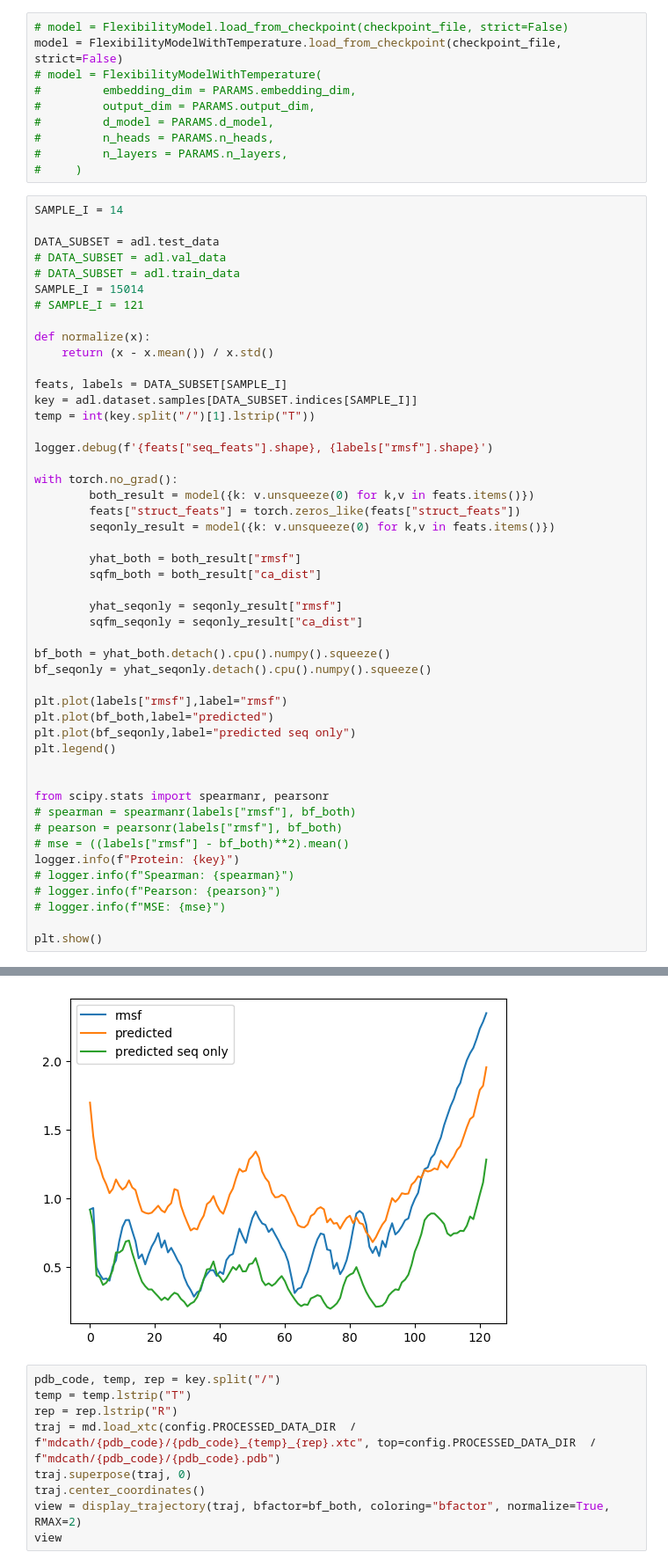
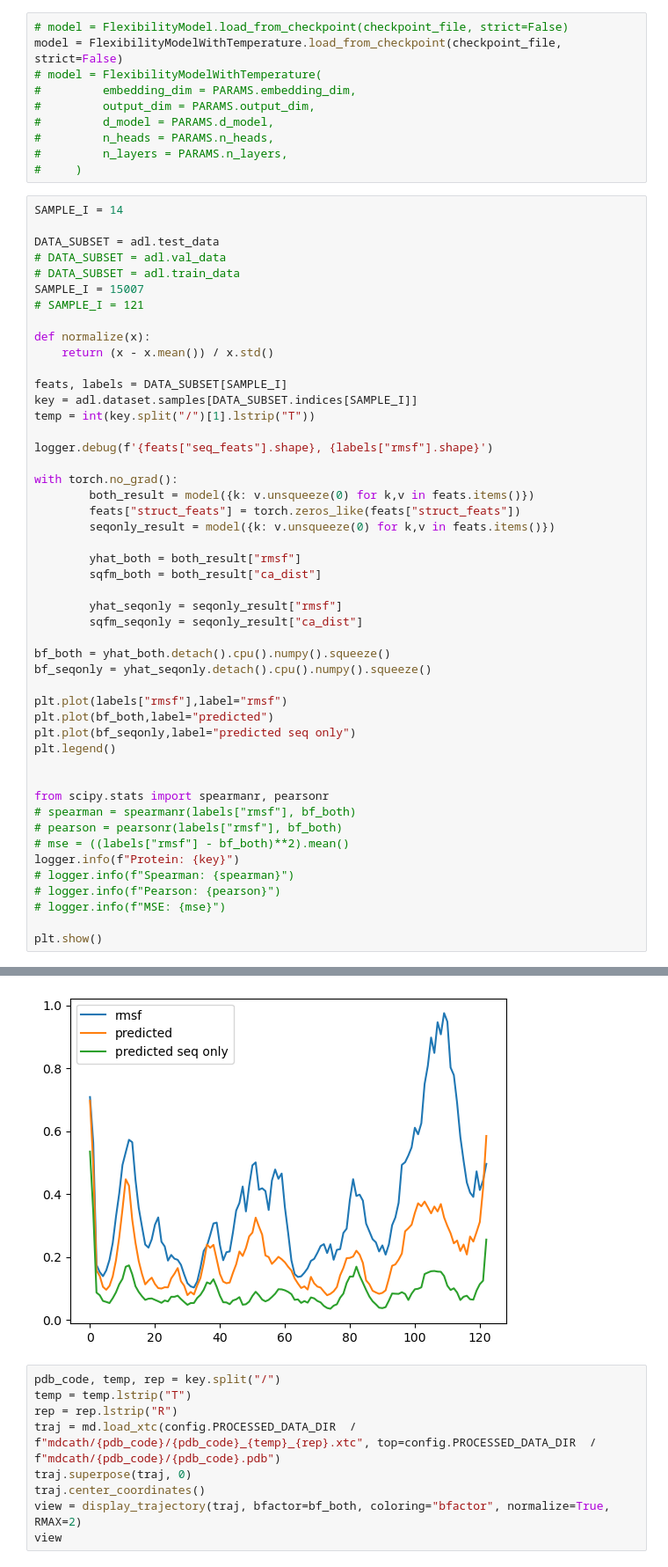
Before and after one commit to flatironinstitute/RocketSHP, a Jupyter notebook: notebooks/2.1_evaluate_model_mdcath.ipynb, the cells around one changed output, grey strips where cells are left out. Shown at 88% size. Drawn from its saved outputs; the diff is of its cells as text.

```diff
--- a/notebooks/2.1_evaluate_model_mdcath.ipynb
+++ b/notebooks/2.1_evaluate_model_mdcath.ipynb
@@ -54,7 +54,7 @@ SAMPLE_I = 14
 DATA_SUBSET = adl.test_data
 # DATA_SUBSET = adl.val_data
 # DATA_SUBSET = adl.train_data
-SAMPLE_I = 15014
+SAMPLE_I = 15007
 # SAMPLE_I = 121
 
 def normalize(x):
@@ -102,4 +102,4 @@ plt.show()
-[figure, old version]
+[figure, new version]
 # %%
 pdb_code, temp, rep = key.split("/")
 temp = temp.lstrip("T")
```
Also changed, not shown: parts of 6 cells of this notebook, 17 other files.
